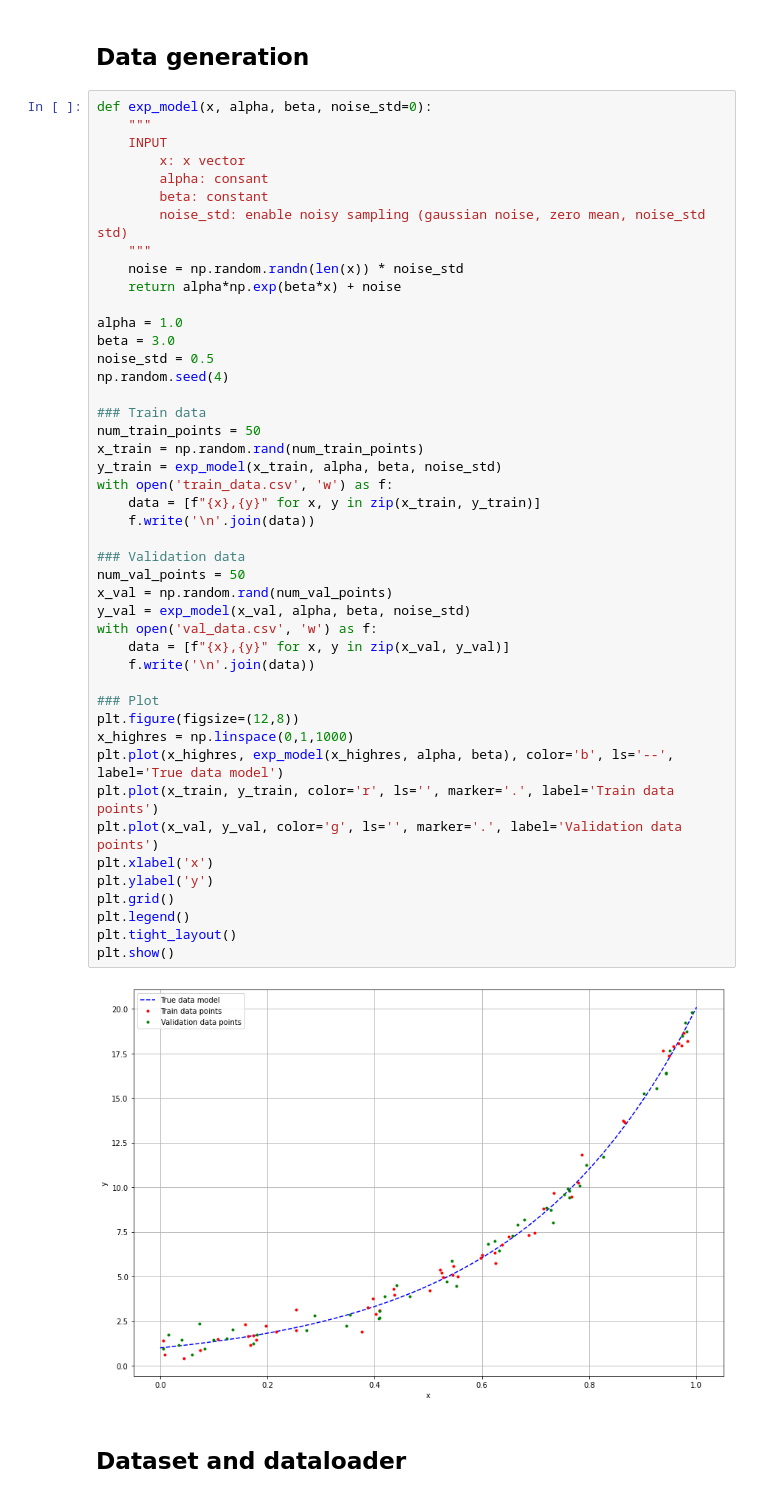
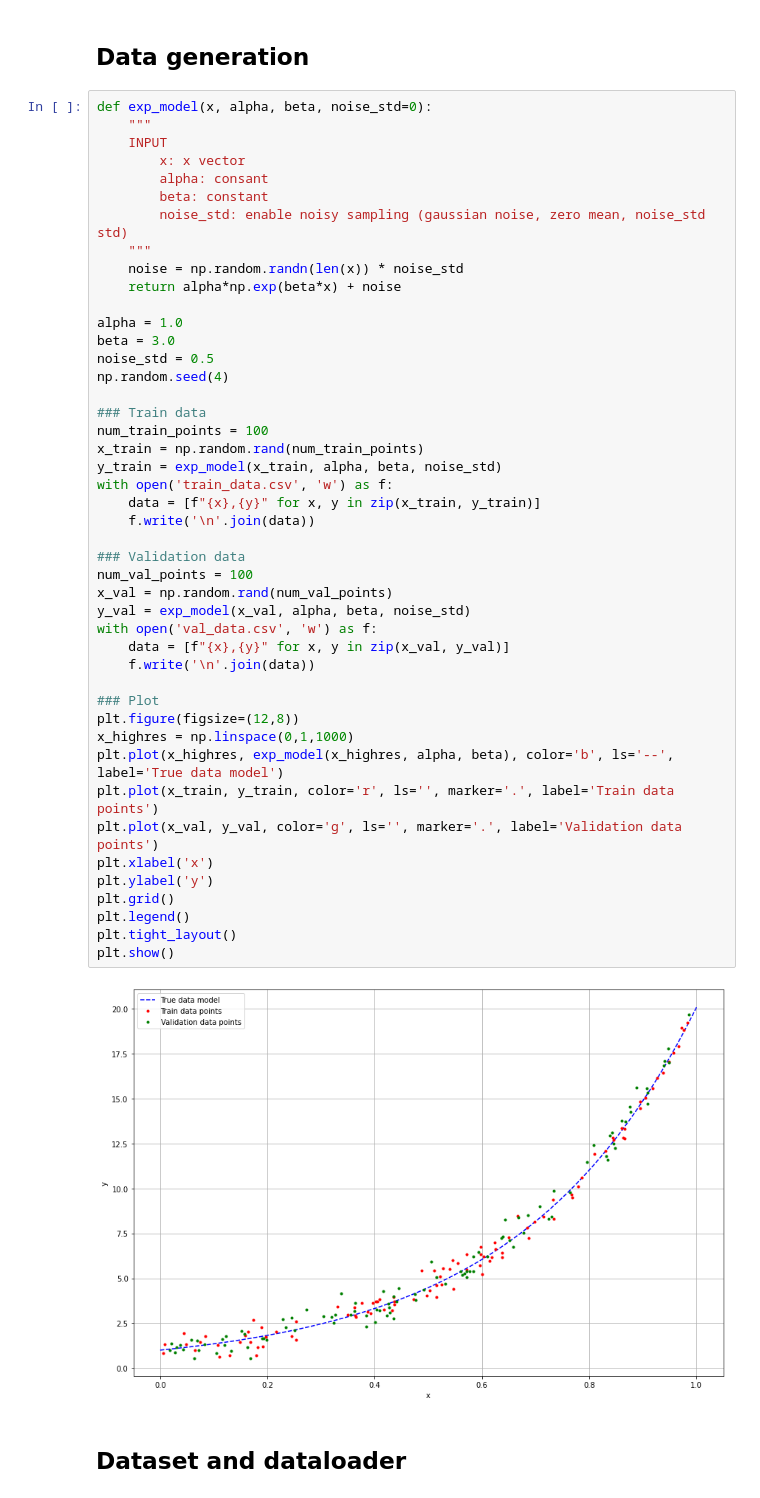
Before and after one commit to abassi98/NNDL, a Jupyter notebook: Homework_1/Regression.ipynb, the cells around one changed output. Cells and saved outputs as stored; diff of their text form.

```diff
--- a/Homework_1/Regression.ipynb
+++ b/Homework_1/Regression.ipynb
@@ -47,36 +47,36 @@ beta = 3.0
 noise_std = 0.5
 np.random.seed(4)
 
 ### Train data
-num_train_points = 50
+num_train_points = 100
 x_train = np.random.rand(num_train_points)
 y_train = exp_model(x_train, alpha, beta, noise_std)
 with open('train_data.csv', 'w') as f:
     data = [f"{x},{y}" for x, y in zip(x_train, y_train)]
     f.write('\n'.join(data))
 
 ### Validation data
-num_val_points = 50
+num_val_points = 100
 x_val = np.random.rand(num_val_points)
 y_val = exp_model(x_val, alpha, beta, noise_std)
 with open('val_data.csv', 'w') as f:
     data = [f"{x},{y}" for x, y in zip(x_val, y_val)]
     f.write('\n'.join(data))
 
 ### Plot
 plt.figure(figsize=(12,8))
 x_highres = np.linspace(0,1,1000)
 plt.plot(x_highres, exp_model(x_highres, alpha, beta), color='b', ls='--', label='True data model')
 plt.plot(x_train, y_train, color='r', ls='', marker='.', label='Train data points')
 plt.plot(x_val, y_val, color='g', ls='', marker='.', label='Validation data points')
 plt.xlabel('x')
 plt.ylabel('y')
 plt.grid()
 plt.legend()
 plt.tight_layout()
 plt.show()
 # %% [output]
-[figure, old version]
+[figure, new version]
 # %% [markdown]
 ## Dataset and dataloader
 # %% [markdown]
```
Also changed, not shown: parts of 47 cells of this notebook, 3 other files.
